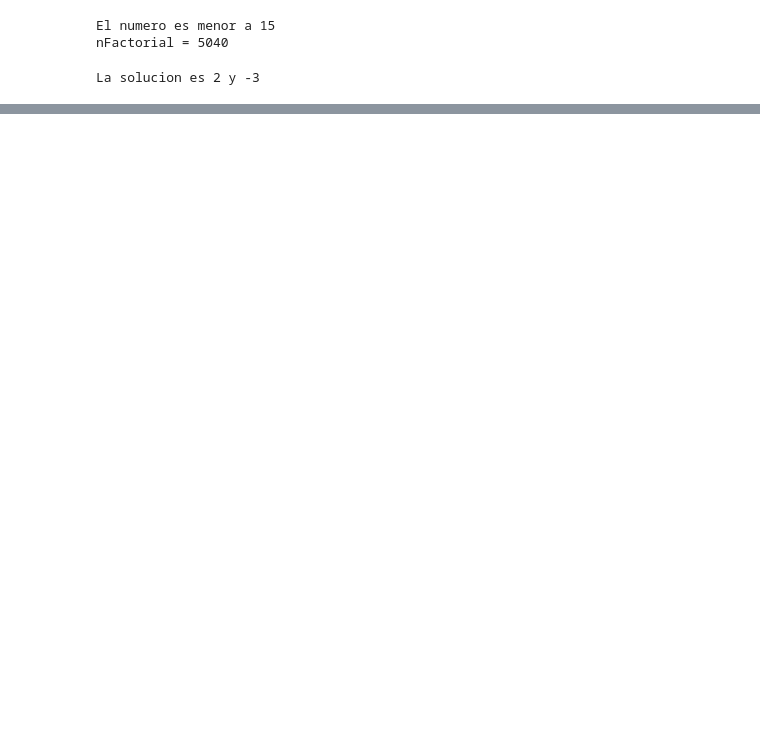
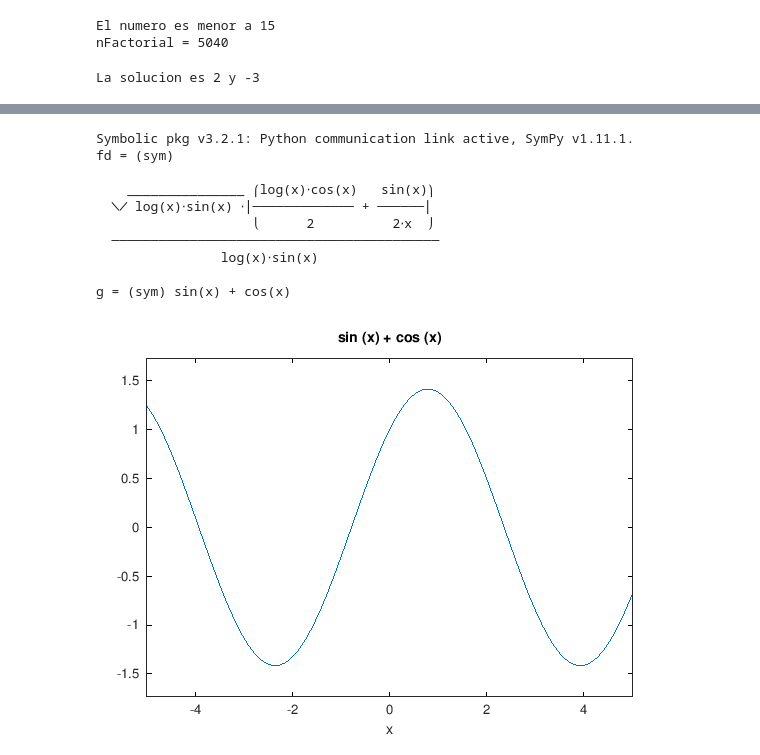
Before and after one commit to dduarteingcom/ExtraClaseANPI, a Jupyter notebook: extraclase_bloque1.ipynb, the cells around one changed output, grey strips where cells are left out. Saved outputs shown, nothing was run; the diff lists cells and outputs as text; code cells hidden in the pictures; blank space fills up the shorter version.

```diff
--- a/extraclase_bloque1.ipynb
+++ b/extraclase_bloque1.ipynb
@@ -102,0 +176,45 @@ La solucion es 2 y -3
+# %%
+%use octave
+#-Ejemplo 2-#
+%Ejemplos de calculo simbolico
+
+clc; clear; close all
+
+pkg load symbolic
+
+syms x
+a=sin(x);
+b=cos(x);
+y=simplify(a^2+b^2);
+
+%Evaluar en symbolic
+warning('off','all')
+y=cos(x)+sin(x);
+z=5;
+for k=1:10
+  z=double(subs(y,z)); %Cambia de symbolic a numerico
+end
+
+%Derivar
+f=sqrt(sin(x)*log(x));
+fd=diff(f)
+
+%Limites
+g=sin(x)/x;
+limite=limit(g,0);
+
+%graficar
+g=cos(x)+sin(x)
+ezplot(g,[-5 5])
+# %% [output]
+Symbolic pkg v3.2.1: Python communication link active, SymPy v1.11.1.
+fd = (sym)
+
+    _______________ ⎛log(x)⋅cos(x)   sin(x)⎞
+  ╲╱ log(x)⋅sin(x) ⋅⎜───────────── + ──────⎟
+                    ⎝      2          2⋅x  ⎠
+  ──────────────────────────────────────────
+                log(x)⋅sin(x)
+
+g = (sym) sin(x) + cos(x)
+[figure, added]
```
Also changed, not shown: parts of 15 cells of this notebook.
